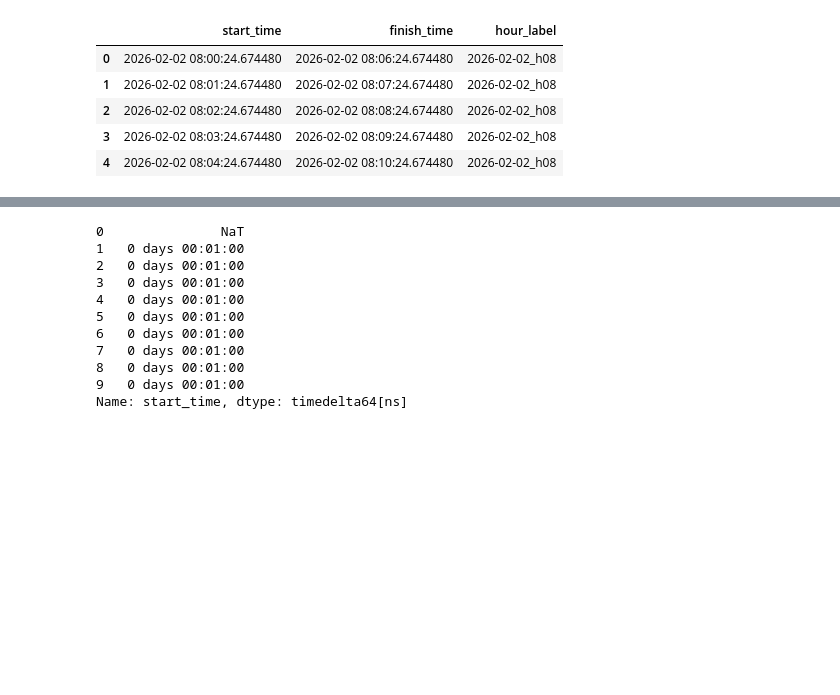
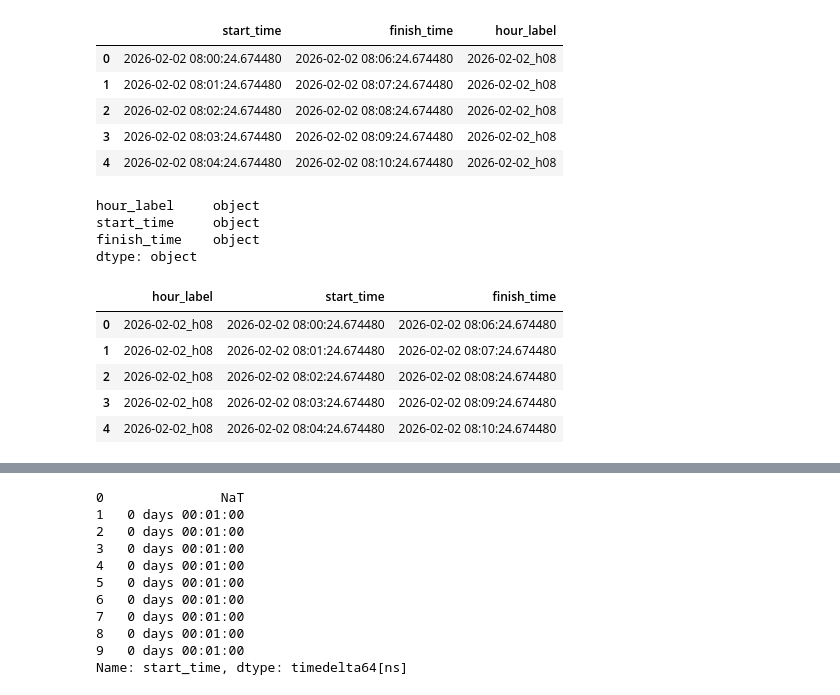
Before and after one commit to FatimeNazliAs/workforce-analytics, a Jupyter notebook: notebooks/01_data_overview.ipynb, the cells around one changed output, grey strips where cells are left out. Cells and saved outputs as stored; diff of their text form; code cells hidden in the pictures; blank space fills up the shorter version.

Commit message:
docs: document time columns exploration

```diff
--- a/notebooks/01_data_overview.ipynb
+++ b/notebooks/01_data_overview.ipynb
@@ -183,6 +183,22 @@ df[time_cols].head()
 | 2 | 2026-02-02 08:02:24.674480 | 2026-02-02 08:08:24.674480 | 2026-02-02_h08 |
 | 3 | 2026-02-02 08:03:24.674480 | 2026-02-02 08:09:24.674480 | 2026-02-02_h08 |
 | 4 | 2026-02-02 08:04:24.674480 | 2026-02-02 08:10:24.674480 | 2026-02-02_h08 |
+# %%
+df[["hour_label","start_time","finish_time"]].dtypes
+# %% [output]
+hour_label     object
+start_time     object
+finish_time    object
+dtype: object
 # %%
 df["start_time"] = pd.to_datetime(df["start_time"])
 df["finish_time"] = pd.to_datetime(df["finish_time"])
+# %%
+df[["hour_label","start_time","finish_time"]].head()
+# %% [output]
+|  | hour_label | start_time | finish_time |
+| 0 | 2026-02-02_h08 | 2026-02-02 08:00:24.674480 | 2026-02-02 08:06:24.674480 |
+| 1 | 2026-02-02_h08 | 2026-02-02 08:01:24.674480 | 2026-02-02 08:07:24.674480 |
+| 2 | 2026-02-02_h08 | 2026-02-02 08:02:24.674480 | 2026-02-02 08:08:24.674480 |
+| 3 | 2026-02-02_h08 | 2026-02-02 08:03:24.674480 | 2026-02-02 08:09:24.674480 |
+| 4 | 2026-02-02_h08 | 2026-02-02 08:04:24.674480 | 2026-02-02 08:10:24.674480 |
```
Also changed, not shown: parts of 1 cell of this notebook.
